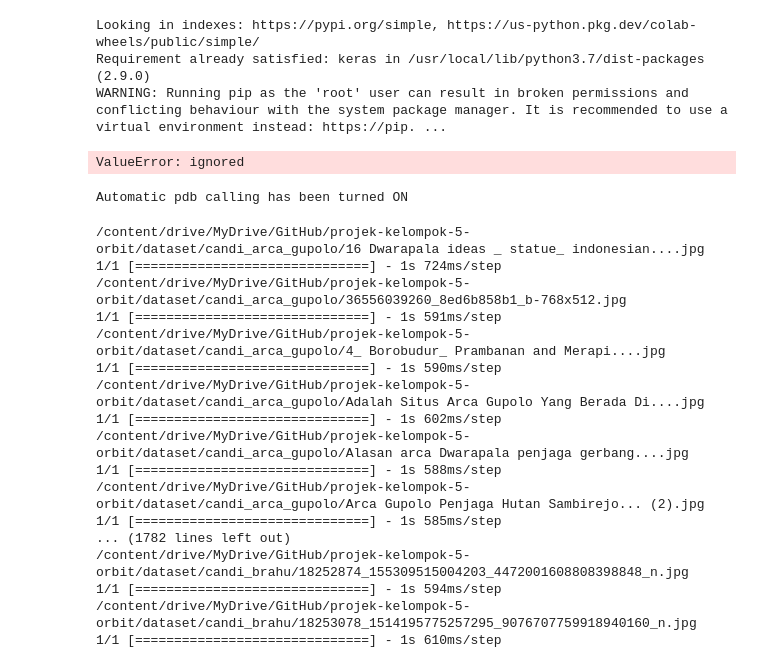
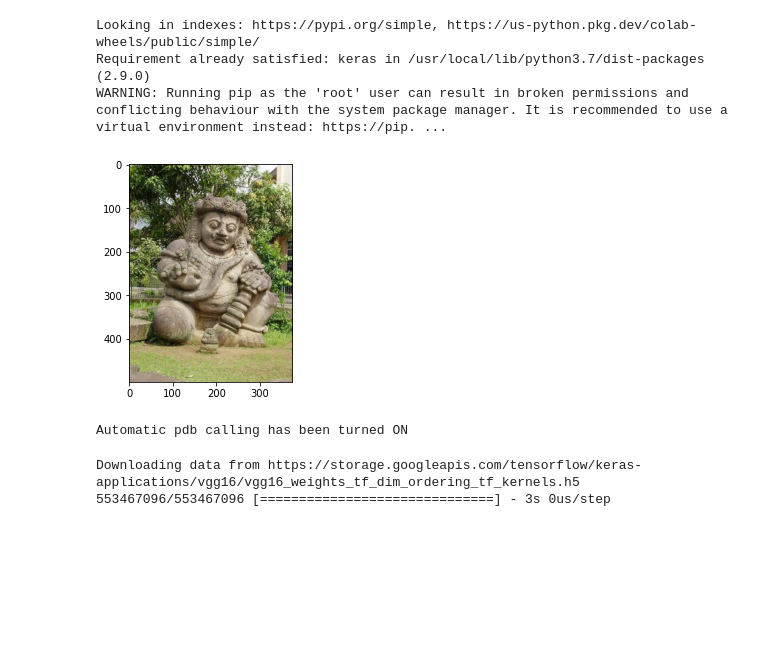
Before and after one commit to isdebesl/projek-kelompok-5-orbit, a Jupyter notebook: Ngorbit.ipynb, the cells around one changed output. Saved outputs shown, nothing was run; the diff lists cells and outputs as text; code cells hidden in the pictures; blank space fills up the shorter version.

```diff
--- a/Ngorbit.ipynb
+++ b/Ngorbit.ipynb
@@ -192,7 +192,7 @@ import matplotlib.pyplot as plt
 # %%
 import glob
 # %%
-candi_arca_gupolo = glob.glob('/content/raw/projek-kelompok-5-orbit-main/dataset/candi_arca_gupolo/*.*')
+candi_arca_gupolo = glob.glob('/content/drive/MyDrive/GitHub/projek-kelompok-5-orbit/dataset/candi_arca_gupolo/*.*')
 
 data = []
 labels = []
@@ -212,10 +212,10 @@ import matplotlib.pyplot as plt
 # %%
 # Display any random image
 plt.imshow(plt.imread(np.random.choice(candi_arca_gupolo)))
-plt.axis('off')
+plt.axis('on')
 plt.show()
 # %% [output]
-ValueError: ignored
+[figure, added]
 # %%
 %pdb on
 # %% [output]
@@ -263,30 +267,15 @@ if __name__ == '__main__':
     #for img_path in glob.glob('./content/raw/projek-kelompok-5-orbit-main/dataset/*/*.jpg'):
         feature_folder = Path(img_path).parts[7]
 
-        print(img_path)  # e.g., ./static/img/xxx.jpg
+        #print(img_path)  # e.g., ./static/img/xxx.jpg
         #print('/content/drive/MyDrive/GitHub/projek-kelompok-5-orbit/feature/'+ feature_folder)
 
-        Path('/content/drive/MyDrive/GitHub/projek-kelompok-5-orbit/feature/'+ feature_folder).mkdir(parents=True, exist_ok=True)
-        feature = fe.extract(img=Image.open(img_path))
+        #Path('/content/drive/MyDrive/GitHub/projek-kelompok-5-orbit/feature/'+ feature_folder).mkdir(parents=True, exist_ok=True)
+        #feature = fe.extract(img=Image.open(img_path))
 
-        feature_path = Path("/content/drive/MyDrive/GitHub/projek-kelompok-5-orbit/feature/" + feature_folder) / (img_path.stem + ".npy")  # e.g., ./static/feature/xxx.npy
+        #feature_path = Path("/content/drive/MyDrive/GitHub/projek-kelompok-5-orbit/feature/" + feature_folder) / (img_path.stem + ".npy")  # e.g., ./static/feature/xxx.npy
 
-        np.save(feature_path, feature)
+        #np.save(feature_path, feature)
 # %% [output]
-/content/drive/MyDrive/GitHub/projek-kelompok-5-orbit/dataset/candi_arca_gupolo/16 Dwarapala ideas _ statue_ indonesian....jpg
-1/1 [==============================] - 1s 724ms/step
-/content/drive/MyDrive/GitHub/projek-kelompok-5-orbit/dataset/candi_arca_gupolo/36556039260_8ed6b858b1_b-768x512.jpg
-1/1 [==============================] - 1s 591ms/step
-/content/drive/MyDrive/GitHub/projek-kelompok-5-orbit/dataset/candi_arca_gupolo/4_ Borobudur_ Prambanan and Merapi....jpg
-1/1 [==============================] - 1s 590ms/step
-/content/drive/MyDrive/GitHub/projek-kelompok-5-orbit/dataset/candi_arca_gupolo/Adalah Situs Arca Gupolo Yang Berada Di....jpg
-1/1 [==============================] - 1s 602ms/step
-/content/drive/MyDrive/GitHub/projek-kelompok-5-orbit/dataset/candi_arca_gupolo/Alasan arca Dwarapala penjaga gerbang....jpg
-1/1 [==============================] - 1s 588ms/step
-/content/drive/MyDrive/GitHub/projek-kelompok-5-orbit/dataset/candi_arca_gupolo/Arca Gupolo Penjaga Hutan Sambirejo... (2).jpg
-1/1 [==============================] - 1s 585ms/step
-... (1782 lines left out)
-/content/drive/MyDrive/GitHub/projek-kelompok-5-orbit/dataset/candi_brahu/18252874_155309515004203_4472001608808398848_n.jpg
-1/1 [==============================] - 1s 594ms/step
-/content/drive/MyDrive/GitHub/projek-kelompok-5-orbit/dataset/candi_brahu/18253078_1514195775257295_9076707759918940160_n.jpg
-1/1 [==============================] - 1s 610ms/step
+Downloading data from https://storage.googleapis.com/tensorflow/keras-applications/vgg16/vgg16_weights_tf_dim_ordering_tf_kernels.h5
+553467096/553467096 [==============================] - 3s 0us/step
```
Also changed, not shown: parts of 16 cells of this notebook.
